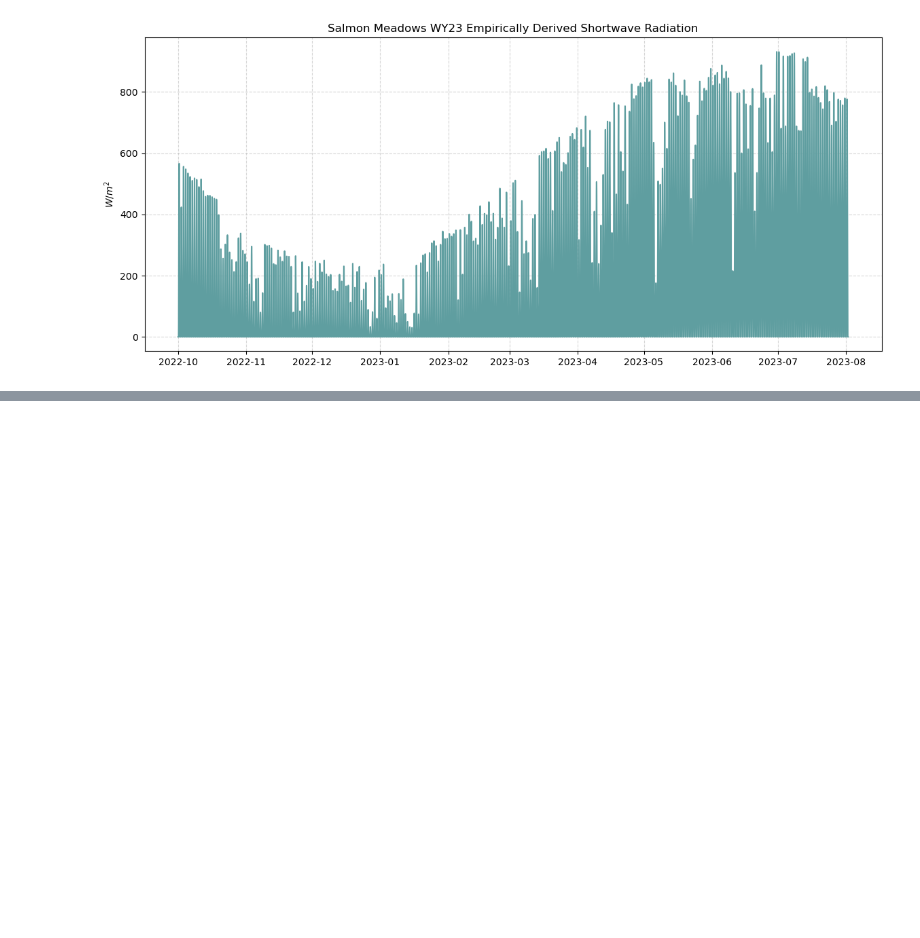
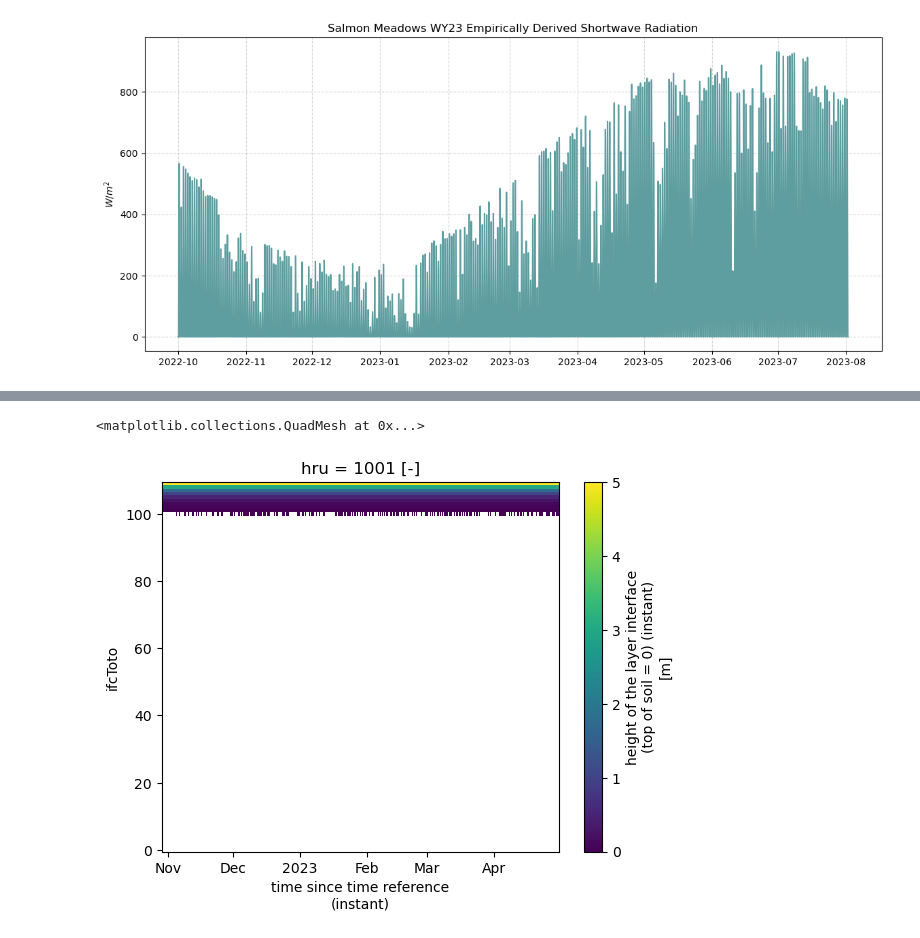
Before and after one commit to clinton-alden/summa, a Jupyter notebook: analysis/harts_analysis.ipynb, the cells around one changed output, grey strips where cells are left out. Saved outputs shown, nothing was run; the diff lists cells and outputs as text; code cells hidden in the pictures; blank space fills up the shorter version.

```diff
--- a/analysis/harts_analysis.ipynb
+++ b/analysis/harts_analysis.ipynb
@@ -134,0 +289,14 @@ ax.grid(ls='--', alpha=0.5)
+# %%
+# vmask = var != -9999
+dmask = depth != -9999
+temp = temp != -9999
+depth.values = justify(depth.where(dmask).values)
+# var.values = justify(var.where(vmask).values)
+lo_depth = depth.where(depth > 0).T
+hi_depth = depth.where(depth < 0).T
+# %%
+sort_lo = lo_depth.values[lo_depth.values>0.5]
+lo_depth.plot()
+# %% [output]
+<matplotlib.collections.QuadMesh at 0x...>
+[figure, added]
```
Also changed, not shown: parts of 12 cells of this notebook, 1 other file.
